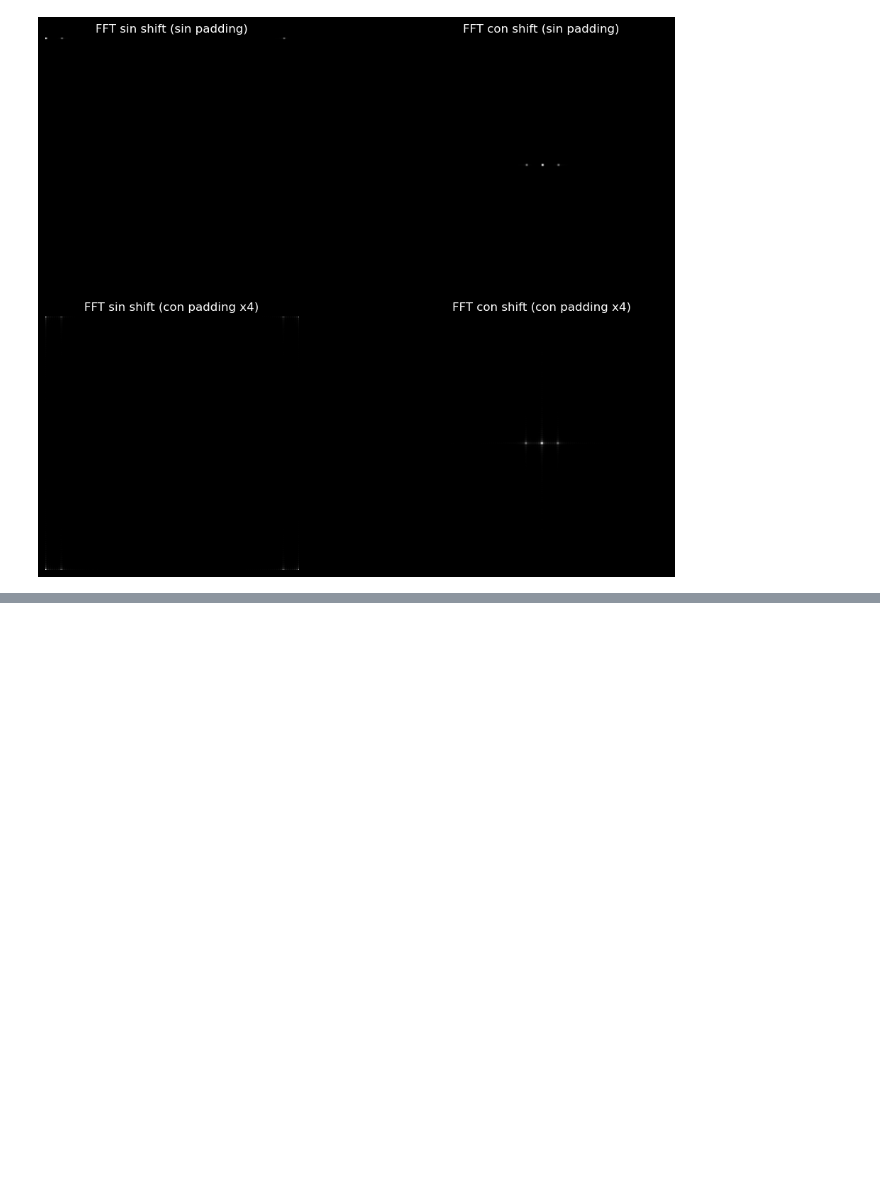
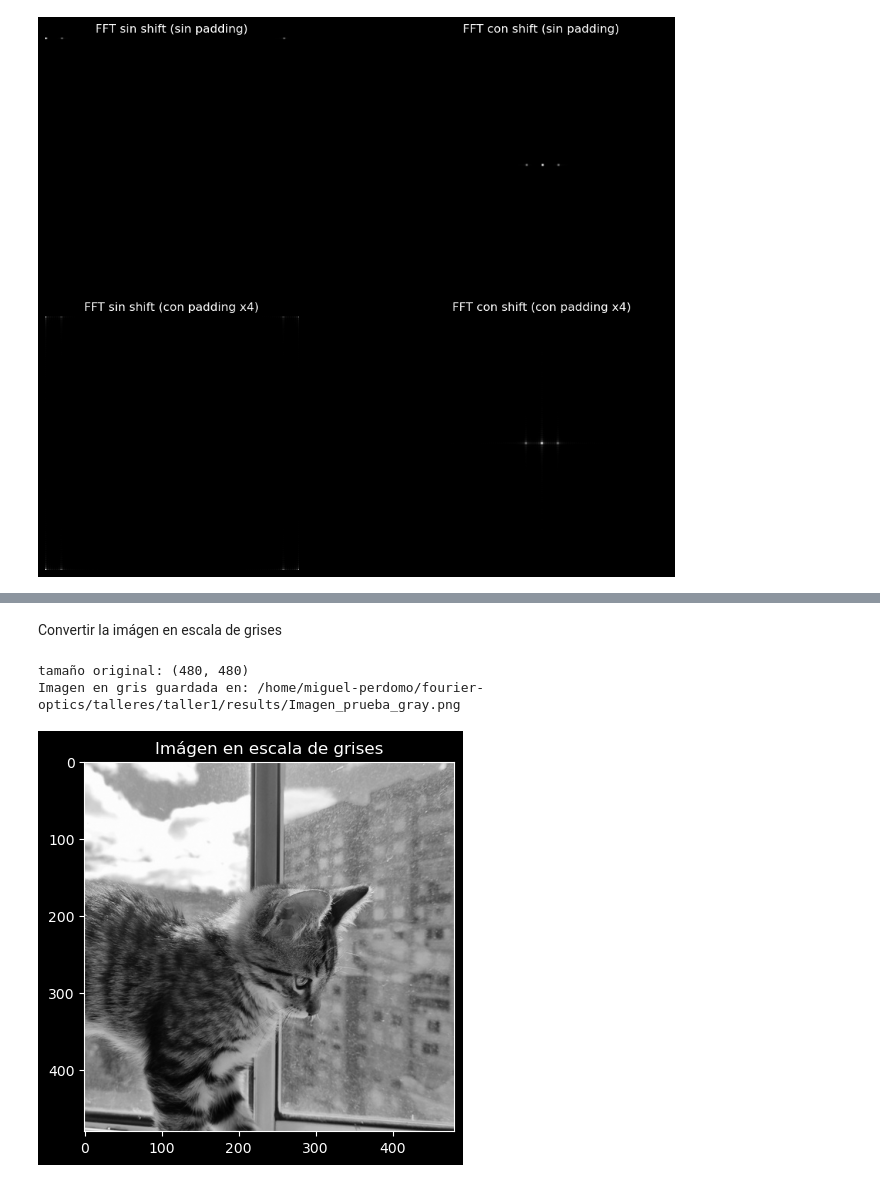
Before and after one commit to Miguel-Perdomo/fourier-optics, a Jupyter notebook: talleres/taller1/notebooks/Primeros_Reconocimientos.ipynb, the cells around one changed output, grey strips where cells are left out. Saved outputs shown, nothing was run; the diff lists cells and outputs as text; code cells hidden in the pictures; blank space fills up the shorter version.

```diff
--- a/talleres/taller1/notebooks/Primeros_Reconocimientos.ipynb
+++ b/talleres/taller1/notebooks/Primeros_Reconocimientos.ipynb
@@ -188,0 +221,23 @@ plt.show()
+# %% [markdown]
+Convertir la imágen en escala de grises
+# %%
+# Convertir a escala de grises
+img_gray = cv2.cvtColor(img_color, cv2.COLOR_BGR2GRAY)
+print("tamaño original:", img_gray.shape)
+
+# Definir la ruta para guardarla
+results_path = "/home/miguel-perdomo/fourier-optics/talleres/taller1/results" #De nuevo, esto se cambia dependiendo el local
+
+# Guardar
+gray_path = os.path.join(results_path, "Imagen_prueba_gray.png")
+cv2.imwrite(gray_path, img_gray)
+
+print(f"Imagen en gris guardada en: {gray_path}")
+plt.Figure(figsize=(5,5))
+plt.imshow(img_gray, cmap="gray")
+plt.title("Imágen en escala de grises")
+plt.show()
+# %% [output]
+tamaño original: (480, 480)
+Imagen en gris guardada en: /home/miguel-perdomo/fourier-optics/talleres/taller1/results/Imagen_prueba_gray.png
+[figure, added]
```
Also changed, not shown: parts of 17 cells of this notebook, 10 other files.
